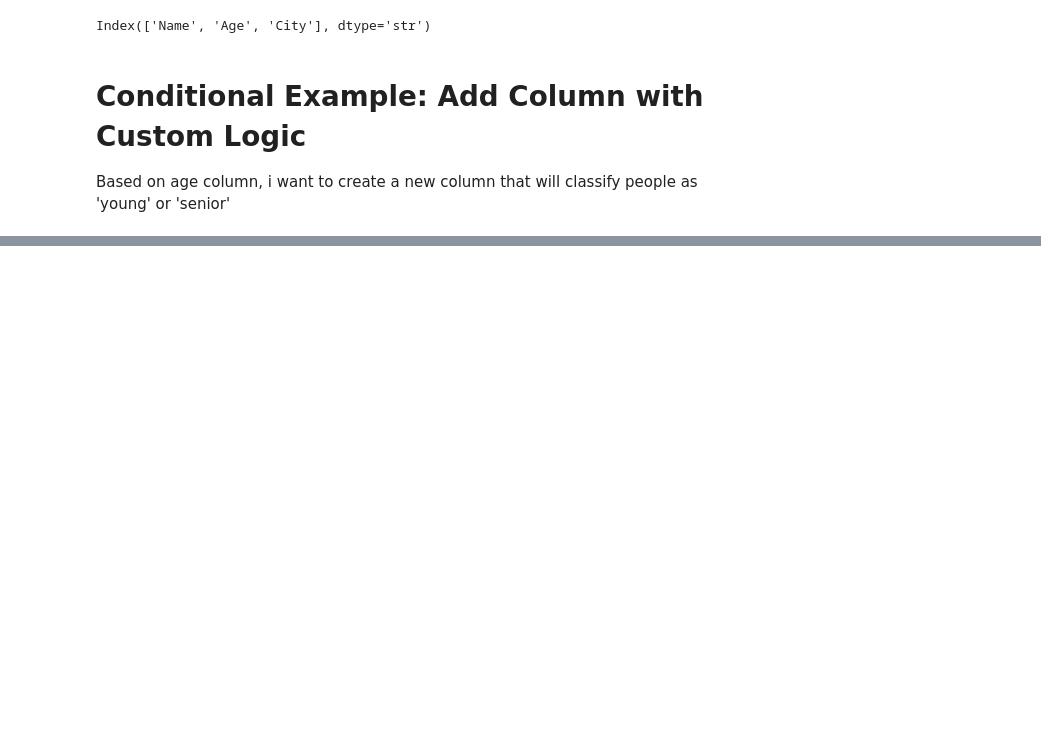
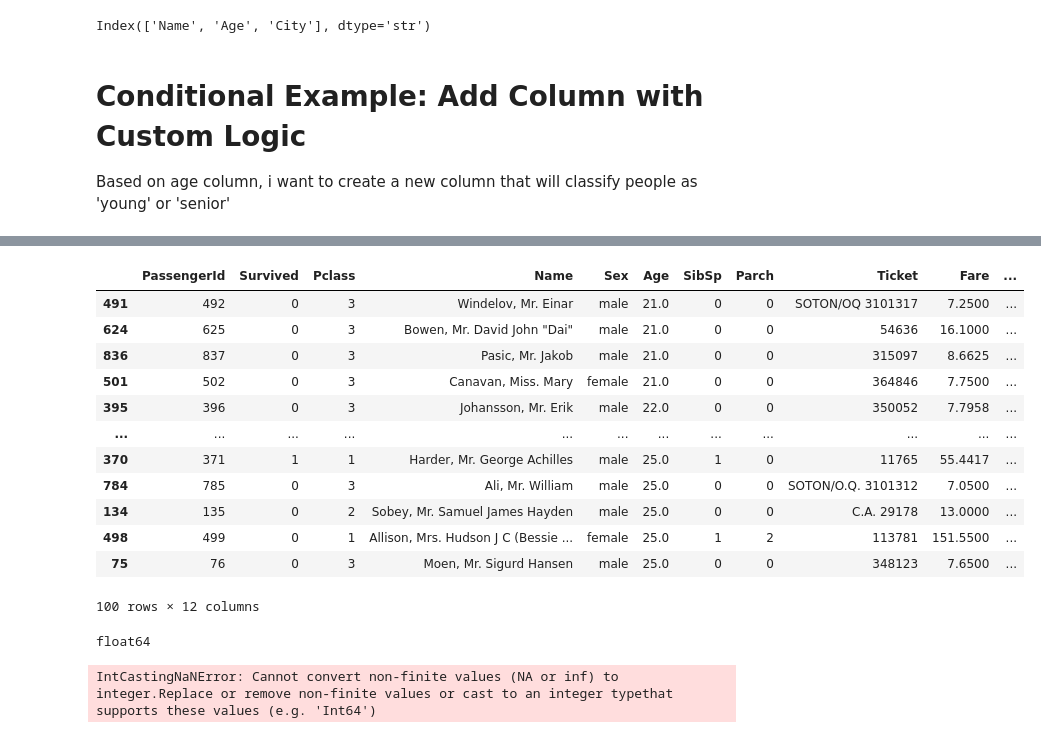
Before and after one commit to mpuppala789/UDS, a Jupyter notebook: 17-02-2026_Pandas/Pandas01.ipynb, the cells around one changed output, grey strips where cells are left out. Saved outputs shown, nothing was run; the diff lists cells and outputs as text; code cells hidden in the pictures; blank space fills up the shorter version.

```diff
--- a/17-02-2026_Pandas/Pandas01.ipynb
+++ b/17-02-2026_Pandas/Pandas01.ipynb
@@ -1214,0 +1397,4 @@ Based on age column, i want to create a new column that will classify people as
+# %%
+titanic_dataset_github_url = "https://raw.githubusercontent.com/datasciencedojo/datasets/refs/heads/master/titanic.csv"
+
+df = pd.read_csv(titanic_dataset_github_url)
@@ -1214,0 +1416,2 @@ Based on age column, i want to create a new column that will classify people as
+# %%
+sorted_df=df.sort_values(by='Age')
@@ -1214,0 +1432,25 @@ Based on age column, i want to create a new column that will classify people as
+# %%
+sorted_df.iloc[200:300,:]
+# %% [output]
+|  | PassengerId | Survived | Pclass | Name | Sex | Age | SibSp | Parch | Ticket | Fare | ... |
+| 491 | 492 | 0 | 3 | Windelov, Mr. Einar | male | 21.0 | 0 | 0 | SOTON/OQ 3101317 | 7.2500 | ... |
+| 624 | 625 | 0 | 3 | Bowen, Mr. David John "Dai" | male | 21.0 | 0 | 0 | 54636 | 16.1000 | ... |
+| 836 | 837 | 0 | 3 | Pasic, Mr. Jakob | male | 21.0 | 0 | 0 | 315097 | 8.6625 | ... |
+| 501 | 502 | 0 | 3 | Canavan, Miss. Mary | female | 21.0 | 0 | 0 | 364846 | 7.7500 | ... |
+| 395 | 396 | 0 | 3 | Johansson, Mr. Erik | male | 22.0 | 0 | 0 | 350052 | 7.7958 | ... |
+| ... | ... | ... | ... | ... | ... | ... | ... | ... | ... | ... | ... |
+| 370 | 371 | 1 | 1 | Harder, Mr. George Achilles | male | 25.0 | 1 | 0 | 11765 | 55.4417 | ... |
+| 784 | 785 | 0 | 3 | Ali, Mr. William | male | 25.0 | 0 | 0 | SOTON/O.Q. 3101312 | 7.0500 | ... |
+| 134 | 135 | 0 | 2 | Sobey, Mr. Samuel James Hayden | male | 25.0 | 0 | 0 | C.A. 29178 | 13.0000 | ... |
+| 498 | 499 | 0 | 1 | Allison, Mrs. Hudson J C (Bessie ... | female | 25.0 | 1 | 2 | 113781 | 151.5500 | ... |
+| 75 | 76 | 0 | 3 | Moen, Mr. Sigurd Hansen | male | 25.0 | 0 | 0 | 348123 | 7.6500 | ... |
+100 rows × 12 columns
+# %%
+print(df['Age'].dtype)
+# %% [output]
+float64
+# %%
+## to change Age datatype from float64 to int, we use astype()
+df['Age']=df['Age'].astype('int64')
+# %% [output]
+IntCastingNaNError: Cannot convert non-finite values (NA or inf) to integer.Replace or remove non-finite values or cast to an integer typethat supports these values (e.g. 'Int64')
```
Also changed, not shown: parts of 147 cells of this notebook.
